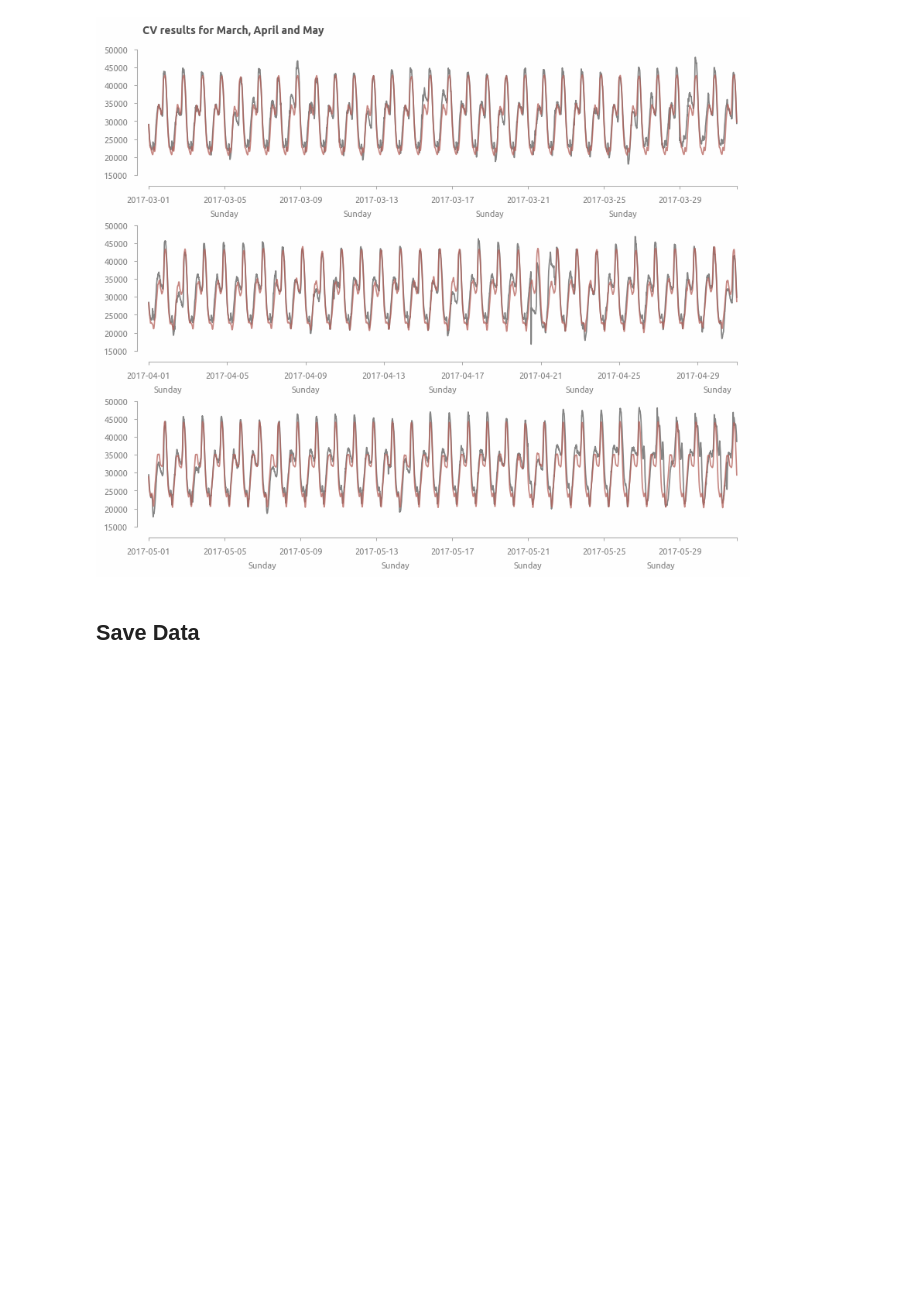
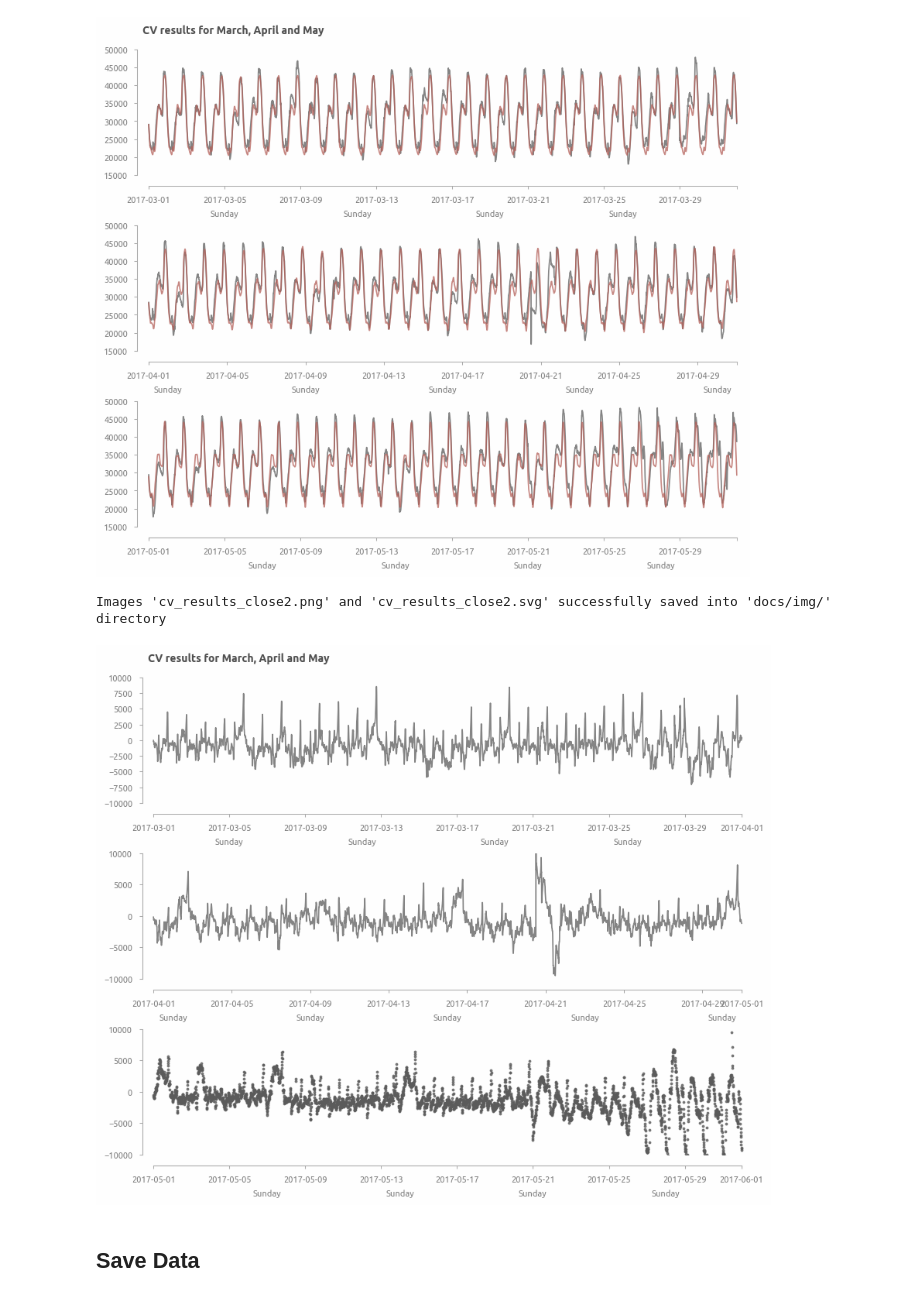
Before and after one commit to a-chasovsky/electric-power-consumption, a Jupyter notebook: 03-arima-month.ipynb, the cells around one changed output. Cells and saved outputs as stored; diff of their text form; code cells hidden in the pictures; blank space fills up the shorter version.

```diff
--- a/03-arima-month.ipynb
+++ b/03-arima-month.ipynb
@@ -1826,6 +1826,45 @@ savefig('cv_results_close1', dir_save_img)
 # %% [output]
 Images 'cv_results_close1.png' and 'cv_results_close1.svg' successfully saved into 'docs/img/' directory
 [figure]
+# %%
+fig, ax = plt.subplots(3, 1, figsize=(10, 8))
+
+ax[0].set_title('CV results for March, April and May')
+
+ax[0].plot(
+    cv1_single_model.loc['2017-03-01':'2017-03-31', 'residuals'], color=palette[0], alpha=0.75)
+
+ax0_sec = axis_secondary(ax=ax[0])
+ax0_sec.xaxis.set_major_formatter(mpl.dates.DateFormatter(fmt='%A'))
+ax0_sec.xaxis.set_major_locator(mpl.dates.WeekdayLocator(byweekday=mpl.dates.SU))
+ax[0].xaxis.get_major_ticks()[-1].label1.set_visible(False)
+axis_rstyle(ax=ax[0], ylim=[-10000, 10000, 2000])
+
+ax[1].plot(
+    cv1_single_model.loc['2017-04-01':'2017-04-30', 'residuals'], color=palette[0], alpha=0.75)
+ax1_sec = axis_secondary(ax=ax[1])
+ax1_sec.xaxis.set_major_formatter(mpl.dates.DateFormatter(fmt='%A'))
+ax1_sec.xaxis.set_major_locator(mpl.dates.WeekdayLocator(byweekday=mpl.dates.SU))
+ax[1].xaxis.get_major_ticks()[-1].label1.set_visible(False)
+axis_rstyle(ax=ax[1], ylim=[-10000, 10000, 2000])
+
+# ax[2].plot(
+#     cv1_single_model.loc['2017-05-01':'2017-05-31', 'residuals'], color=palette[0], alpha=0.75)
+ax[2].scatter(
+    cv1_single_model.loc['2017-05-01':'2017-05-31', 'residuals'].index,
+    cv1_single_model.loc['2017-05-01':'2017-05-31', 'residuals'], color=palette[0], alpha=0.75)
+ax2_sec = axis_secondary(ax=ax[2])
+ax2_sec.xaxis.set_major_formatter(mpl.dates.DateFormatter(fmt='%A'))
+ax2_sec.xaxis.set_major_locator(mpl.dates.WeekdayLocator(byweekday=mpl.dates.SU))
+ax[2].xaxis.get_major_ticks()[-1].label1.set_visible(False)
+axis_rstyle(ax=ax[2], ylim=[-10000, 10000, 2000])
+
+plt.subplots_adjust(hspace=0.4)
+
+savefig('cv_results_close2', dir_save_img)
+# %% [output]
+Images 'cv_results_close2.png' and 'cv_results_close2.svg' successfully saved into 'docs/img/' directory
+[figure, added]
 # %% [markdown]
 ## Save Data
 # %% [raw]
```
Also changed, not shown: 4 other files.
